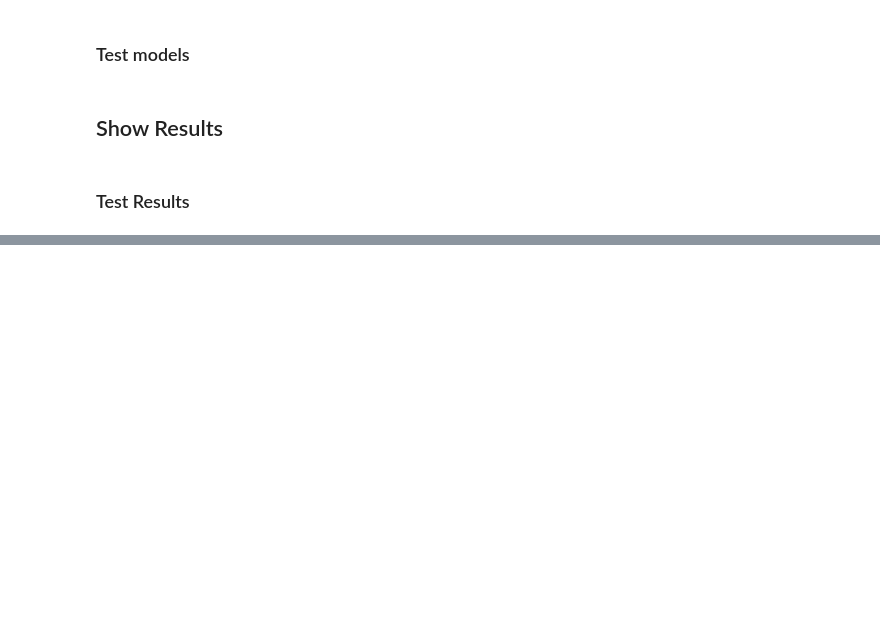
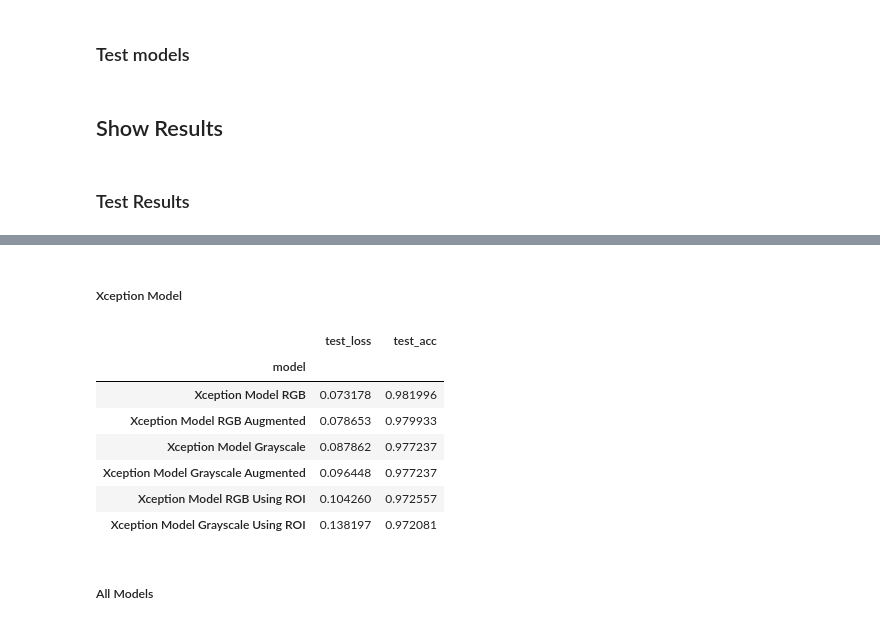
Before and after one commit to AlessandroStaffolani/traffic-sign-recognition, a Jupyter notebook: iteractive_analysis.ipynb, the cells around one changed output, grey strips where cells are left out. Drawn from its saved outputs; the diff is of its cells as text; code cells hidden in the pictures; blank space fills up the shorter version.

```diff
--- a/iteractive_analysis.ipynb
+++ b/iteractive_analysis.ipynb
@@ -219 +409,18 @@ for model_dict in models:
+# %% [markdown]
+##### Xception Model
+# %%
+xception_model_scores.sort_values(by=['test_acc'], inplace=True, ascending=False)
+
+xception_model_scores
+# %% [output]
+|  | test_loss | test_acc |
+| model |  |  |
+| Xception Model RGB | 0.073178 | 0.981996 |
+| Xception Model RGB Augmented | 0.078653 | 0.979933 |
+| Xception Model Grayscale | 0.087862 | 0.977237 |
+| Xception Model Grayscale Augmented | 0.096448 | 0.977237 |
+| Xception Model RGB Using ROI | 0.104260 | 0.972557 |
+| Xception Model Grayscale Using ROI | 0.138197 | 0.972081 |
+# %% [markdown]
+##### All Models
 # %%
```
Also changed, not shown: parts of 18 cells of this notebook, 10 other files.
